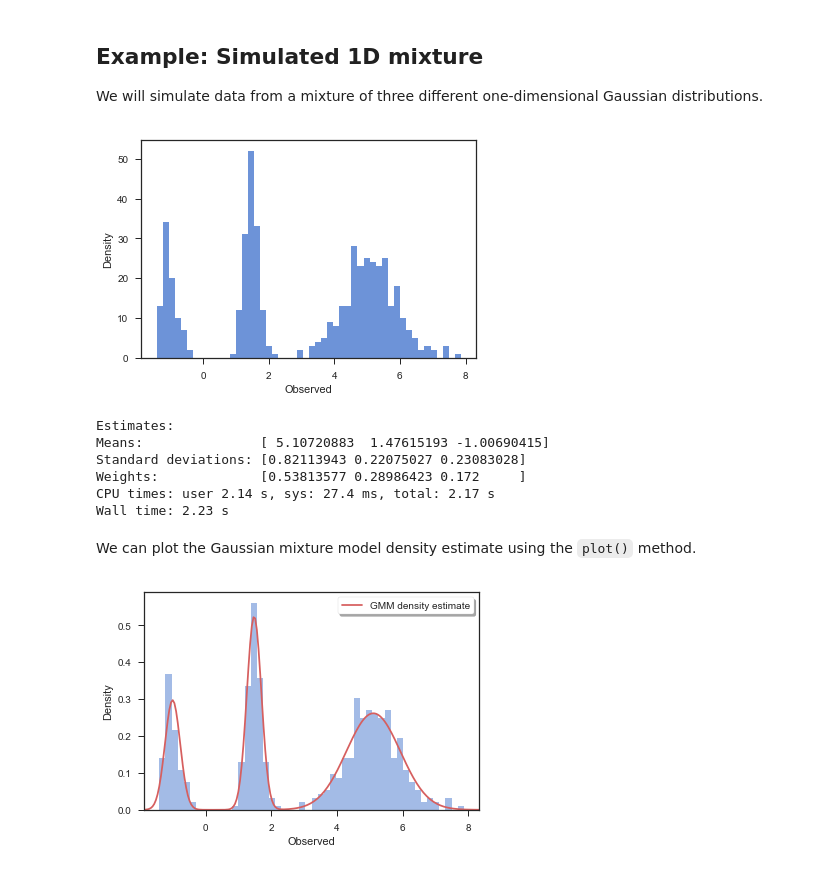
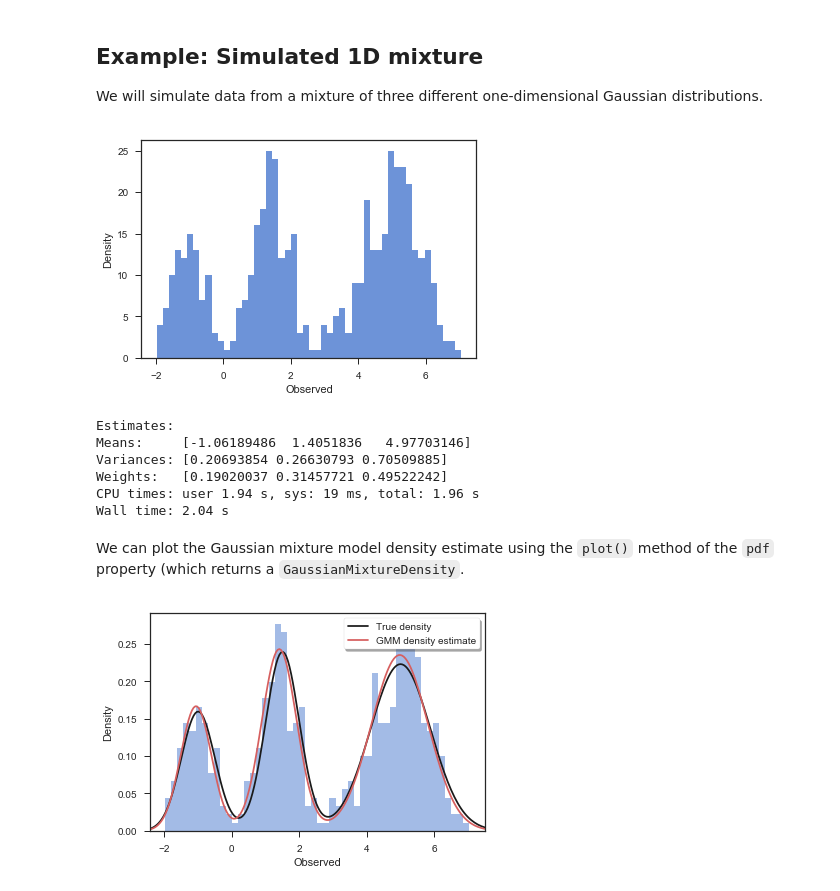
Before and after one commit to artemmavrin/StatTools, a Jupyter notebook: examples/Gaussian Mixture Models.ipynb, the cells around one changed output. Cells and saved outputs as stored; diff of their text form; code cells hidden in the pictures.

Commit message:
Updated GaussianMixture and KMeansCluster * Added GaussianMixtureDensity class * Sorting means/centers in lexicographic order for consistency * Updated example Jupyter notebooks

```diff
--- a/examples/Gaussian Mixture Models.ipynb
+++ b/examples/Gaussian Mixture Models.ipynb
@@ -76,19 +78,21 @@ plt.close()
 We will simulate data from a mixture of three different one-dimensional Gaussian distributions.
 # %%
 # Random number generator
-rs = np.random.RandomState(1)
+rs = np.random.RandomState(0)
 
 # True parameters
+means = [-1, 1.5, 5]
+covs = [0.25, 0.25, 0.8]
 weights = [0.2, 0.3, 0.5]
-means = [-1, 1.5, 5]
-stds = [0.25, 0.25, 0.8]
 
-# Generate mixture data
+# Sample size
 n = 500
-x = np.empty(shape=(n,), dtype=float)
-for i in range(n):
-    j = rs.choice(np.arange(3), p=weights)
-    x[i] = rs.normal(loc=means[j], scale=stds[j])
+
+# Create a Gaussian mixture distribution/density object
+mixture = GaussianMixtureDensity(means=means, covs=covs, weights=weights, random_state=rs)
+
+# Sample from the Gaussian mixture density
+x = mixture.sample(n=n)
 
 plt.figure()
 plt.hist(x, bins=50, color="b", alpha=0.8)
@@ -97,32 +101,33 @@ plt.ylabel("Density")
 plt.show()
 plt.close()
 # %% [output]
-[figure, old version]
+[figure, new version]
 # %%
 %%time
-gmm = GaussianMixture(k=3)
-gmm.fit(x, random_state=rs)
+gmm = GaussianMixture(k=3, random_state=rs)
+gmm.fit(x)
 print("Estimates:")
-print(f"Means:               {gmm.means.reshape(-1)}")
-print(f"Standard deviations: {np.sqrt(gmm.covs.reshape(-1))}")
-print(f"Weights:             {gmm.weights.reshape(-1)}")
+print(f"Means:     {gmm.means.reshape(-1)}")
+print(f"Variances: {gmm.covs.reshape(-1)}")
+print(f"Weights:   {gmm.weights.reshape(-1)}")
 # %% [output]
 Estimates:
-Means:               [ 5.10720883  1.47615193 -1.00690415]
-Standard deviations: [0.82113943 0.22075027 0.23083028]
-Weights:             [0.53813577 0.28986423 0.172     ]
-CPU times: user 2.14 s, sys: 27.4 ms, total: 2.17 s
-Wall time: 2.23 s
+Means:     [-1.06189486  1.4051836   4.97703146]
+Variances: [0.20693854 0.26630793 0.70509885]
+Weights:   [0.19020037 0.31457721 0.49522242]
+CPU times: user 1.94 s, sys: 19 ms, total: 1.96 s
+Wall time: 2.04 s
 # %% [markdown]
-We can plot the Gaussian mixture model density estimate using the `plot()` method.
+We can plot the Gaussian mixture model density estimate using the `plot()` method of the `pdf` property (which returns a `GaussianMixtureDensity`.
 # %%
 plt.figure()
 plt.hist(x, bins=50, density=True, color="b", alpha=0.5)
-gmm.plot(c="r", label="GMM density estimate")
+mixture.plot(c="k", label="True density")
+gmm.pdf.plot(c="r", label="GMM density estimate")
 plt.legend(loc="best", frameon=True, shadow=True)
 plt.xlabel("Observed")
 plt.ylabel("Density")
 plt.show()
 plt.close()
 # %% [output]
-[figure, old version]
+[figure, new version]
```
Also changed, not shown: parts of 18 cells of this notebook, 5 other files.
